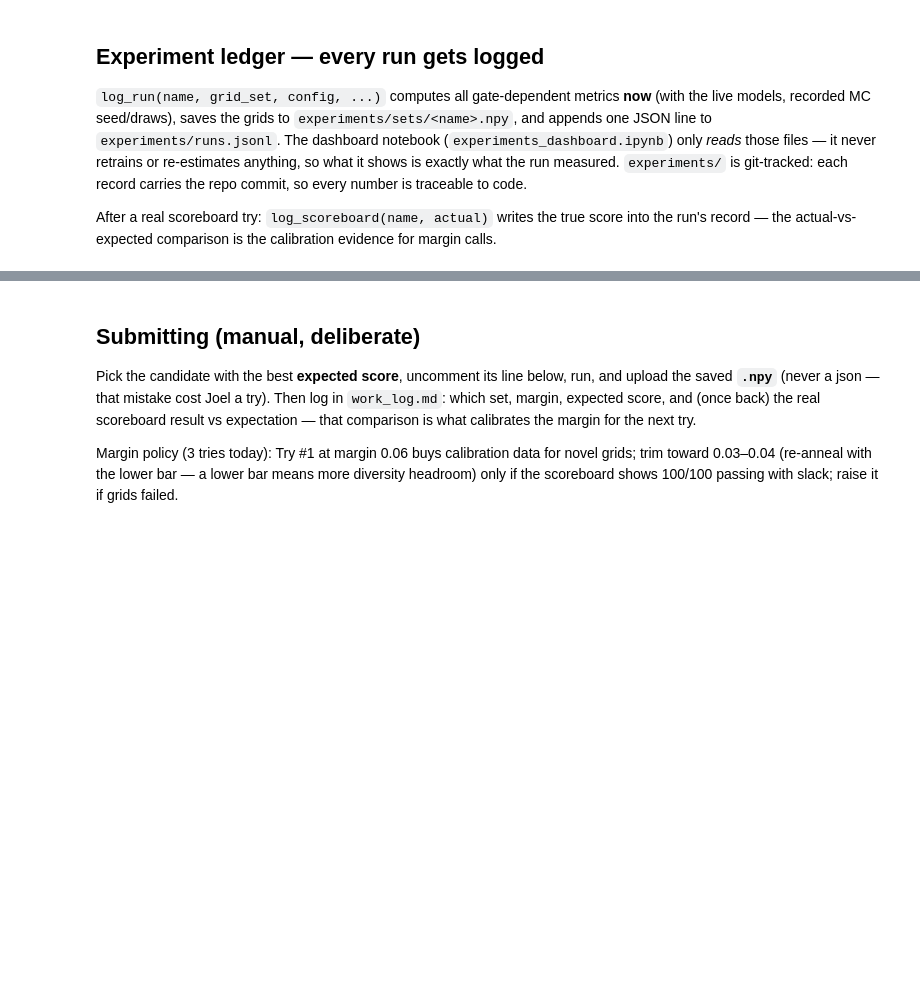
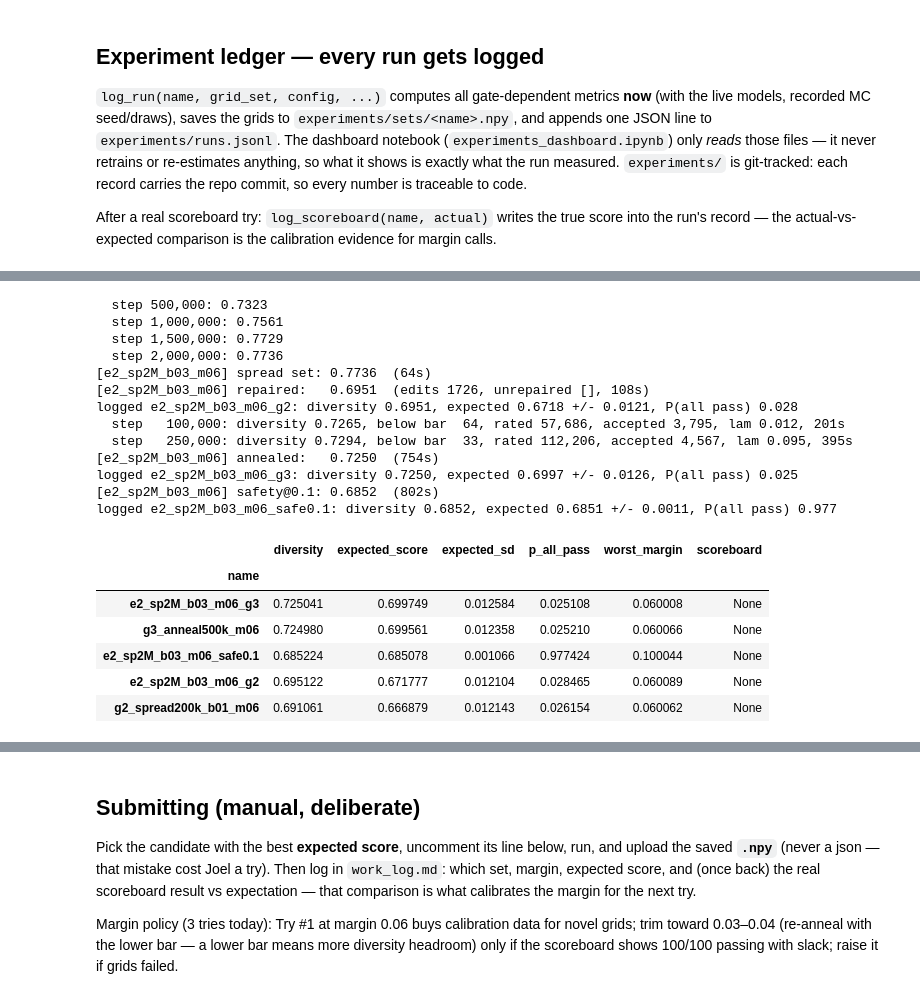
Before and after one commit to Joel-Pederson/2.156-ps2, a Jupyter notebook: generate_grids.ipynb, the cells around one changed output, grey strips where cells are left out. Cells and saved outputs as stored; diff of their text form; code cells hidden in the pictures; blank space fills up the shorter version.

```diff
--- a/generate_grids.ipynb
+++ b/generate_grids.ipynb
@@ -1112,0 +1181,26 @@ runs_table()[["diversity", "expected_score", "p_all_pass", "worst_margin", "scor
+# %%
+EXP2 = run_pipeline("e2_sp2M_b03_m06", spread_steps=2_000_000, beta=0.3, margin=0.06, safety_margin=0.10)
+
+runs_table()[["diversity", "expected_score", "expected_sd", "p_all_pass",
+              "worst_margin", "scoreboard"]]
+# %% [output]
+  step 500,000: 0.7323
+  step 1,000,000: 0.7561
+  step 1,500,000: 0.7729
+  step 2,000,000: 0.7736
+[e2_sp2M_b03_m06] spread set: 0.7736  (64s)
+[e2_sp2M_b03_m06] repaired:   0.6951  (edits 1726, unrepaired [], 108s)
+logged e2_sp2M_b03_m06_g2: diversity 0.6951, expected 0.6718 +/- 0.0121, P(all pass) 0.028
+  step   100,000: diversity 0.7265, below bar  64, rated 57,686, accepted 3,795, lam 0.012, 201s
+  step   250,000: diversity 0.7294, below bar  33, rated 112,206, accepted 4,567, lam 0.095, 395s
+[e2_sp2M_b03_m06] annealed:   0.7250  (754s)
+logged e2_sp2M_b03_m06_g3: diversity 0.7250, expected 0.6997 +/- 0.0126, P(all pass) 0.025
+[e2_sp2M_b03_m06] safety@0.1: 0.6852  (802s)
+logged e2_sp2M_b03_m06_safe0.1: diversity 0.6852, expected 0.6851 +/- 0.0011, P(all pass) 0.977
+|  | diversity | expected_score | expected_sd | p_all_pass | worst_margin | scoreboard |
+| name |  |  |  |  |  |  |
+| e2_sp2M_b03_m06_g3 | 0.725041 | 0.699749 | 0.012584 | 0.025108 | 0.060008 | None |
+| g3_anneal500k_m06 | 0.724980 | 0.699561 | 0.012358 | 0.025210 | 0.060066 | None |
+| e2_sp2M_b03_m06_safe0.1 | 0.685224 | 0.685078 | 0.001066 | 0.977424 | 0.100044 | None |
+| e2_sp2M_b03_m06_g2 | 0.695122 | 0.671777 | 0.012104 | 0.028465 | 0.060089 | None |
+| g2_spread200k_b01_m06 | 0.691061 | 0.666879 | 0.012143 | 0.026154 | 0.060062 | None |
```
Also changed, not shown: parts of 14 cells of this notebook, 8 other files.
